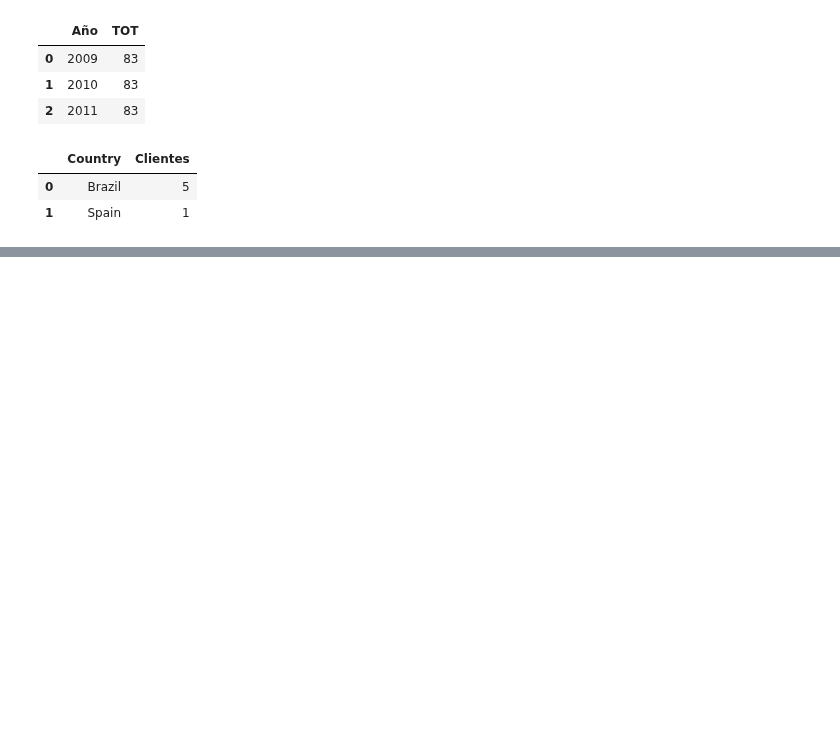
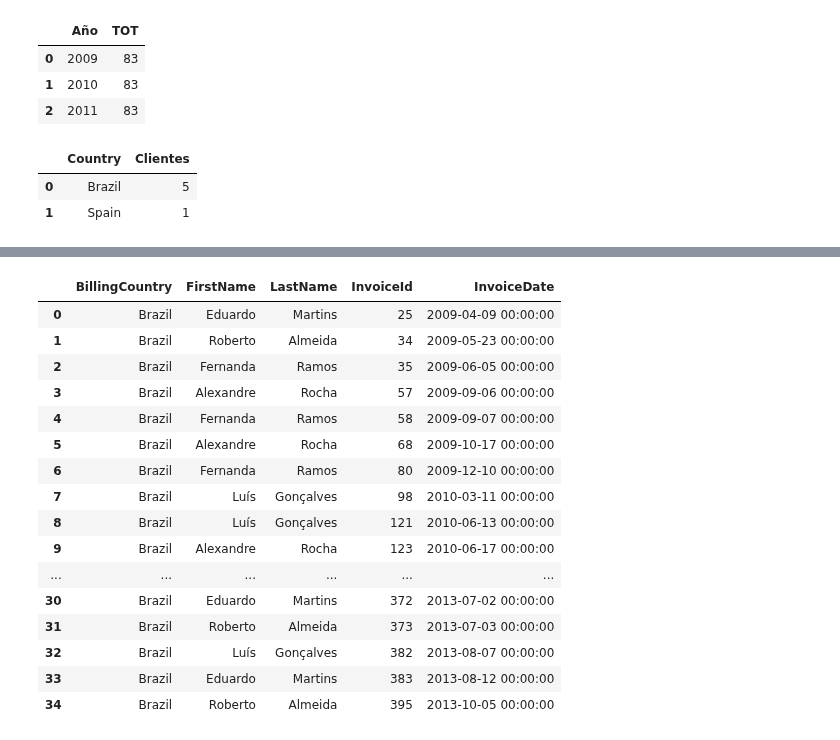
Before and after one commit to InigoLopez1999/2503_dsft_thebridge_inigolopez, a Jupyter notebook: 2-Data_Analysis/8-BBDD/SQL/Practica/1-Chinook/Ejercicio_Practico_SQL_Inigo_Lopez.ipynb, the cells around one changed output, grey strips where cells are left out. Drawn from its saved outputs; the diff is of its cells as text; code cells hidden in the pictures; blank space fills up the shorter version.

```diff
--- a/2-Data_Analysis/8-BBDD/SQL/Practica/1-Chinook/Ejercicio_Practico_SQL_Inigo_Lopez.ipynb
+++ b/2-Data_Analysis/8-BBDD/SQL/Practica/1-Chinook/Ejercicio_Practico_SQL_Inigo_Lopez.ipynb
@@ -301,0 +306,28 @@ sql_query(query)
+# %%
+query = '''
+SELECT i.BillingCountry, c.FirstName, c.LastName, i.InvoiceId, i.InvoiceDate
+FROM invoices as i
+INNER JOIN customers as c
+ON i.CustomerId = c.CustomerId
+WHERE i.BillingCountry = "Brazil"
+'''
+
+sql_query(query)
+# %% [output]
+|  | BillingCountry | FirstName | LastName | InvoiceId | InvoiceDate |
+| 0 | Brazil | Eduardo | Martins | 25 | 2009-04-09 00:00:00 |
+| 1 | Brazil | Roberto | Almeida | 34 | 2009-05-23 00:00:00 |
+| 2 | Brazil | Fernanda | Ramos | 35 | 2009-06-05 00:00:00 |
+| 3 | Brazil | Alexandre | Rocha | 57 | 2009-09-06 00:00:00 |
+| 4 | Brazil | Fernanda | Ramos | 58 | 2009-09-07 00:00:00 |
+| 5 | Brazil | Alexandre | Rocha | 68 | 2009-10-17 00:00:00 |
+| 6 | Brazil | Fernanda | Ramos | 80 | 2009-12-10 00:00:00 |
+| 7 | Brazil | Luís | Gonçalves | 98 | 2010-03-11 00:00:00 |
+| 8 | Brazil | Luís | Gonçalves | 121 | 2010-06-13 00:00:00 |
+| 9 | Brazil | Alexandre | Rocha | 123 | 2010-06-17 00:00:00 |
+| ... | ... | ... | ... | ... | ... |
+| 30 | Brazil | Eduardo | Martins | 372 | 2013-07-02 00:00:00 |
+| 31 | Brazil | Roberto | Almeida | 373 | 2013-07-03 00:00:00 |
+| 32 | Brazil | Luís | Gonçalves | 382 | 2013-08-07 00:00:00 |
+| 33 | Brazil | Eduardo | Martins | 383 | 2013-08-12 00:00:00 |
+| 34 | Brazil | Roberto | Almeida | 395 | 2013-10-05 00:00:00 |
```
Also changed, not shown: parts of 8 cells of this notebook.
